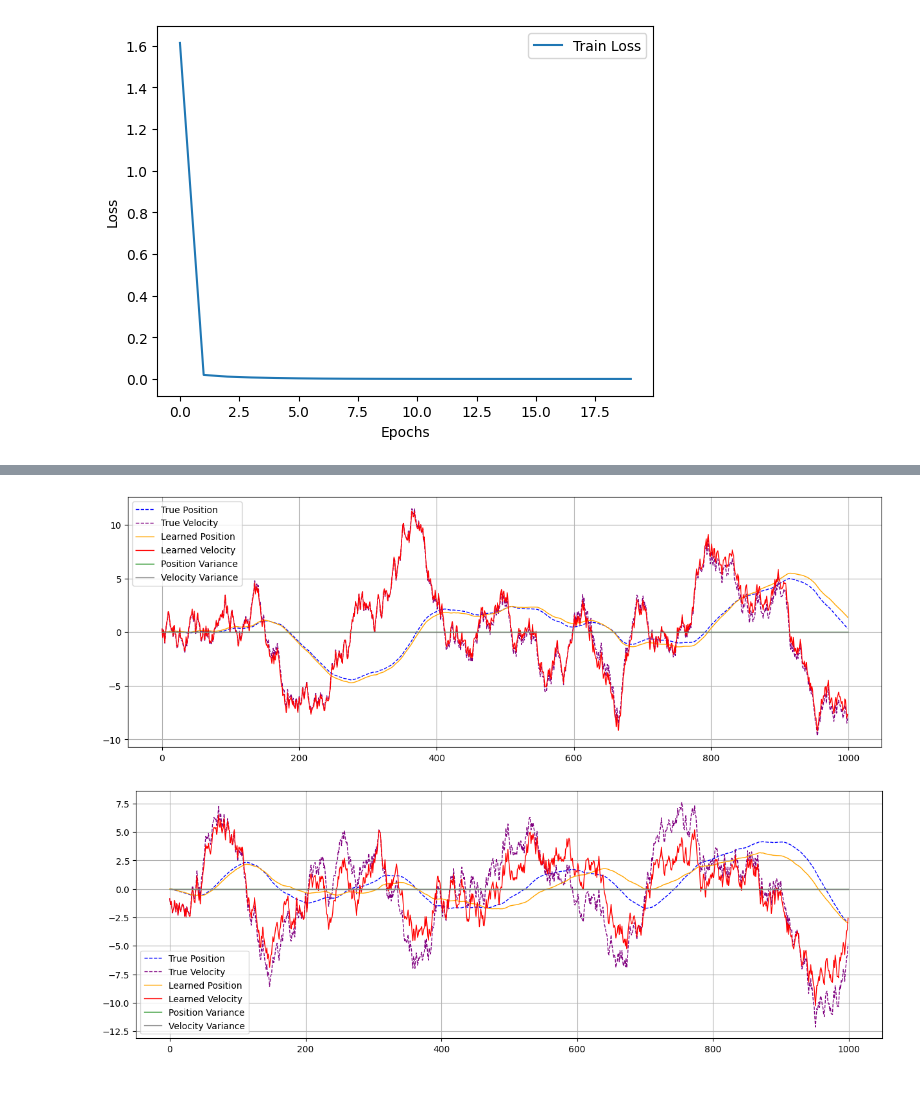
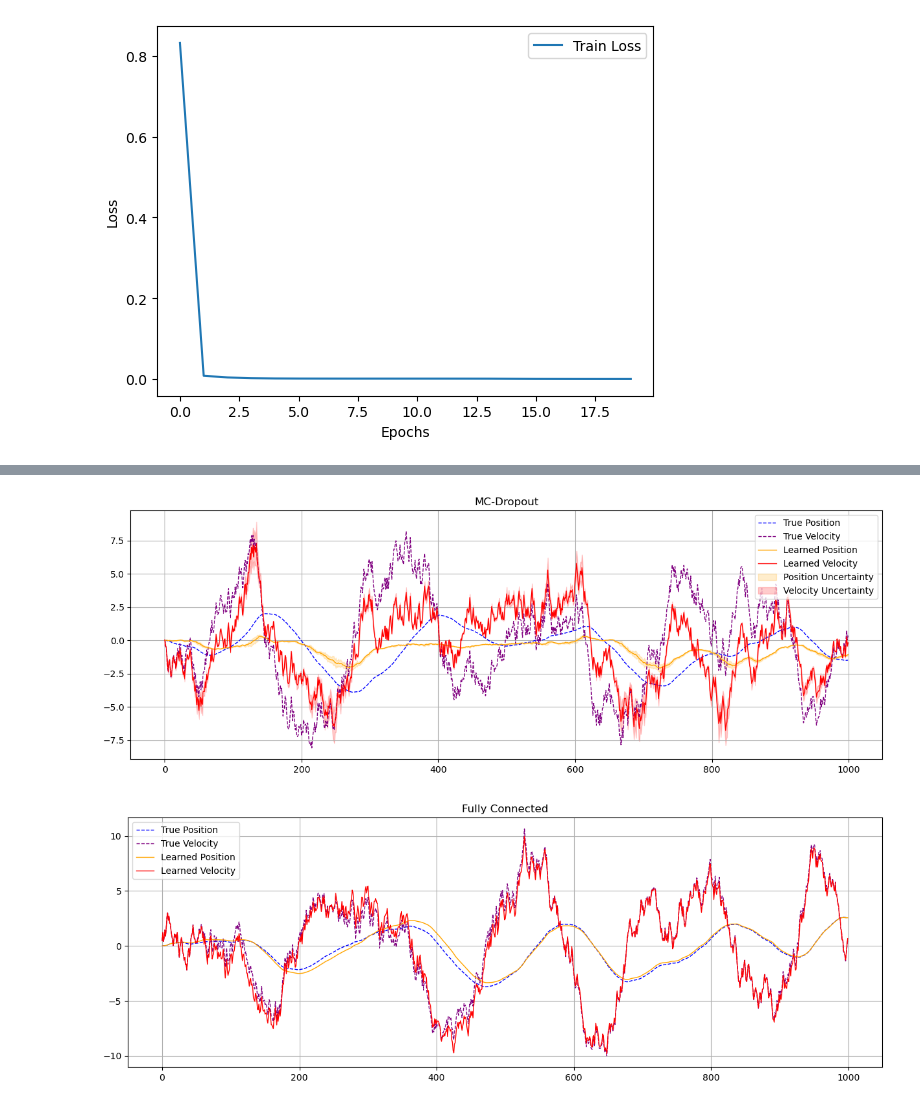
Before and after one commit to bensturgis/tum-adlr-10, a Jupyter notebook: experiments/train_mc_dropout.ipynb, the cells around one changed output, grey strips where cells are left out. Cells and saved outputs as stored; diff of their text form; code cells hidden in the pictures.

Commit message:
enable gpu training & unvertainty plot

```diff
--- a/experiments/train_mc_dropout.ipynb
+++ b/experiments/train_mc_dropout.ipynb
@@ -71,6 +74,7 @@ import matplotlib.pyplot as plt
 # set random seed to get same test trajectory
 test_seed = 44
 
+env = MassSpringDamperEnv(nlin=True)
 # Initialize trained dynamics model
 state_dim = env.observation_space.shape[0]
 action_dim = env.action_space.shape[0]
@@ -83,18 +87,18 @@ trained_model.load_state_dict(torch.load('../weights/mc_dropout_mass_spring_damp
 trained_env = MassSpringDamperEnv(model=trained_model)
 trained_env.reset()
 env.reset()
-env.action_space.seed()
+# env.action_space.seed(test_seed)
 save = [[],[],[]]
 save_var = []
 # clock = pygame.time.Clock()
-for _ in range(1000):
+for _ in range(400):
     action = env.action_space.sample()
     obs, _, _, _, _ = env.step(action)
     save[0].append(obs)
     obs, _, _, _, info = trained_env.step(action)
     save[1].append(obs)
-    save[2].append(info['var'])
-    # clock.tick(400)
+    save[2].append(np.sqrt(info['var']))
+    # clock.tick(800)
 trained_env.close()
 
 saved_traj = np.array(save)
@@ -103,8 +107,15 @@ plt.plot(saved_traj[0,:,0], label="True Position", color="blue", linestyle="--",
 plt.plot(saved_traj[0,:,1], label="True Velocity", color="purple", linestyle="--", linewidth=1)
 plt.plot(saved_traj[1,:,0], label="Learned Position", color="orange", linewidth=1)
 plt.plot(saved_traj[1,:,1], label="Learned Velocity", color="red", linewidth=1)
-plt.plot(saved_traj[2,:,0], label="Position Variance", color="green", linewidth=1)
-plt.plot(saved_traj[2,:,1], label="Velocity Variance", color="gray", linewidth=1)
+scale_factor = 3.0
+position_upper = saved_traj[1,:,0] + scale_factor*saved_traj[2,:,0]
+position_lower = saved_traj[1,:,0] - scale_factor*saved_traj[2,:,0]
+velocity_upper = saved_traj[1,:,1] + scale_factor*saved_traj[2,:,1]
+velocity_lower = saved_traj[1,:,1] - scale_factor*saved_traj[2,:,1]
+# plt.plot(saved_traj[2,:,0], label="Position Variance", color="green", linewidth=1)
+# plt.plot(saved_traj[2,:,1], label="Velocity Variance", color="gray", linewidth=1)
+plt.fill_between(np.arange(len(save[0])), position_lower, position_upper, color="orange", alpha=0.2, label="Position Uncertainty")
+plt.fill_between(np.arange(len(save[0])), velocity_lower, velocity_upper, color="red", alpha=0.2, label="Velocity Uncertainty")
 plt.legend()
 plt.grid(True)
 plt.show()
@@ -138,11 +149,12 @@ BATCH_SIZE = 200
 NUM_EPOCHS = 20
 LEARNING_RATE = 1e-3
 HIDDEN_SIZE = 32
-DROP_PROB = 0.0
+DROP_PROB = 0.1
+device = torch.device("cuda" if torch.cuda.is_available() else "cpu")
 
 # Collect data from the environment
 train_dataset = random_exploration(env, HORIZON)
-for _ in range(NUM_TRAJECTORIES):
+for _ in range(NUM_TRAJECTORIES-1):
     new_dataset = random_exploration(env, HORIZON)
     train_dataset = combine_datasets(train_dataset, new_dataset)
 # Create DataLoader for training
@@ -151,7 +163,7 @@ train_dataloader = create_dataloader(train_dataset, BATCH_SIZE)
 # Initialize the dynamics model
 state_dim = env.observation_space.shape[0]
 action_dim = env.action_space.shape[0]
-bnn_model = MCDropoutBNN(state_dim, action_dim, hidden_size=HIDDEN_SIZE, drop_prob=DROP_PROB)
+bnn_model = MCDropoutBNN(state_dim, action_dim, hidden_size=HIDDEN_SIZE, drop_prob=DROP_PROB, device=device)
 ff_model = MCDropoutBNN(state_dim, action_dim, hidden_size=HIDDEN_SIZE, drop_prob=0)
 
 bnn_env = MassSpringDamperEnv(model=bnn_model)
@@ -193,17 +205,25 @@ plt.plot(bnn_saved_traj[0,:,0], label="True Position", color="blue", linestyle="
 plt.plot(bnn_saved_traj[0,:,1], label="True Velocity", color="purple", linestyle="--", linewidth=1)
 plt.plot(bnn_saved_traj[1,:,0], label="Learned Position", color="orange", linewidth=1)
 plt.plot(bnn_saved_traj[1,:,1], label="Learned Velocity", color="red", linewidth=1)
-plt.plot(bnn_saved_traj[2,:,0], label="Position Variance", color="green", linewidth=1)
-plt.plot(bnn_saved_traj[2,:,1], label="Velocity Variance", color="gray", linewidth=1)
+scale_factor = 3.0
+position_upper = bnn_saved_traj[1,:,0] + scale_factor*bnn_saved_traj[2,:,0]
+position_lower = bnn_saved_traj[1,:,0] - scale_factor*bnn_saved_traj[2,:,0]
+velocity_upper = bnn_saved_traj[1,:,1] + scale_factor*bnn_saved_traj[2,:,1]
+velocity_lower = bnn_saved_traj[1,:,1] - scale_factor*bnn_saved_traj[2,:,1]
+# plt.plot(saved_traj[2,:,0], label="Position Variance", color="green", linewidth=1)
+# plt.plot(saved_traj[2,:,1], label="Velocity Variance", color="gray", linewidth=1)
+plt.fill_between(np.arange(len(bnn_save[0])), position_lower, position_upper, color="orange", alpha=0.2, label="Position Uncertainty")
+plt.fill_between(np.arange(len(bnn_save[0])), velocity_lower, velocity_upper, color="red", alpha=0.2, label="Velocity Uncertainty")
 plt.legend()
 plt.grid(True)
+plt.title("MC-Dropout")
 plt.show()
 
 bnn_env.reset()
 ff_env.reset()
 env.reset()
 
-ff_save = [[],[],[]]
+ff_save = [[],[]]
 # clock = pygame.time.Clock()
 for _ in range(1000):
     action = env.action_space.sample()
@@ -211,19 +231,17 @@ for _ in range(1000):
     ff_save[0].append(obs)
     obs, _, _, _, info = ff_env.step(action)
     ff_save[1].append(obs)
-    ff_save[2].append(info['var'])
     # clock.tick(400)
 ff_env.close()
 
 ff_saved_traj = np.array(ff_save)
-plt.figure(1, (15,5))
+plt.figure(2, (15,5))
 plt.plot(ff_saved_traj[0,:,0], label="True Position", color="blue", linestyle="--", linewidth=1)
 plt.plot(ff_saved_traj[0,:,1], label="True Velocity", color="purple", linestyle="--", linewidth=1)
 plt.plot(ff_saved_traj[1,:,0], label="Learned Position", color="orange", linewidth=1)
 plt.plot(ff_saved_traj[1,:,1], label="Learned Velocity", color="red", linewidth=1)
-plt.plot(ff_saved_traj[2,:,0], label="Position Variance", color="green", linewidth=1)
-plt.plot(ff_saved_traj[2,:,1], label="Velocity Variance", color="gray", linewidth=1)
 plt.legend()
 plt.grid(True)
+plt.title("Fully Connected")
 plt.show()
 # %% [output]
@@ -231 +249 @@ plt.show()
-[figure, old version]
+[figure, new version]
@@ -252,2 +270,2 @@ FEEDFORWARD OBSERVATION:  [ 0.0275766  -0.03596042]
-[figure, old version]
+[figure, new version]
-[figure, old version]
+[figure, new version]
```
Also changed, not shown: parts of 5 cells of this notebook, 5 other files.
